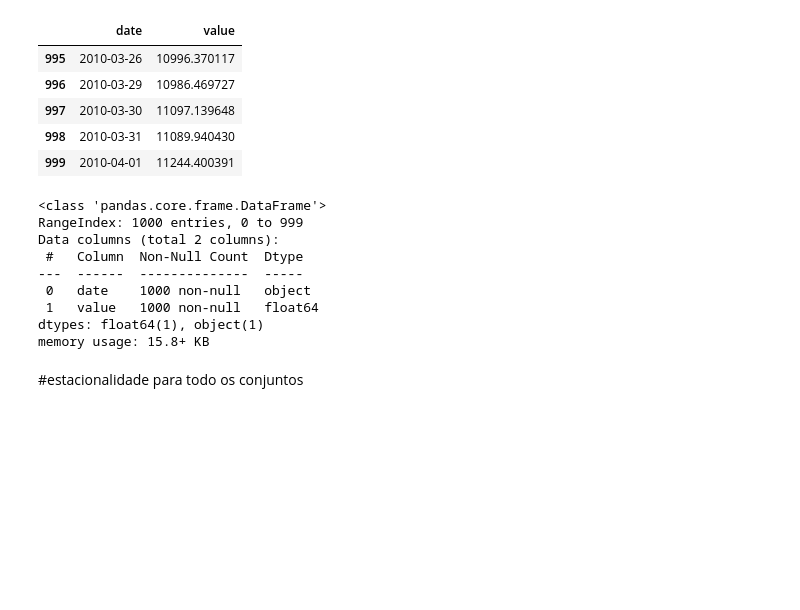
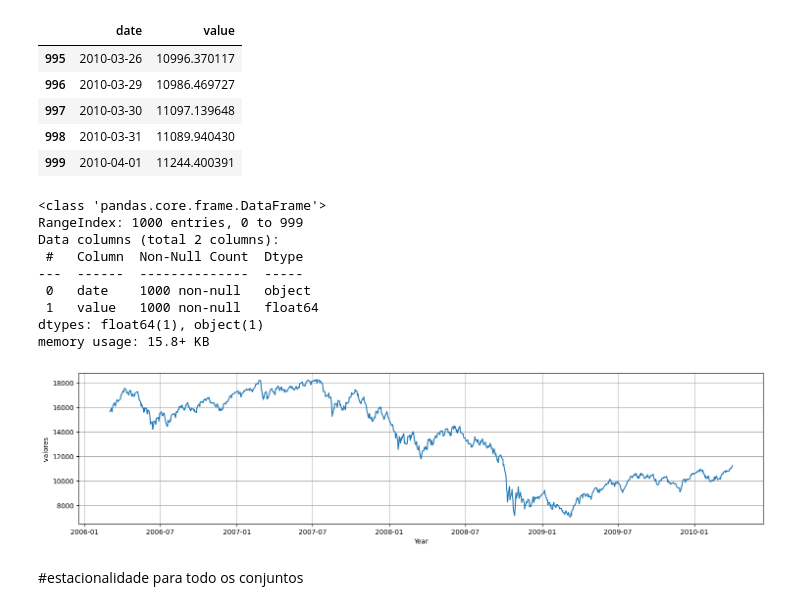
Before and after one commit to metsumesquita/master_degree_UPE, a Jupyter notebook: Hybrid_Model_project.ipynb, the cells around one changed output. Saved outputs shown, nothing was run; the diff lists cells and outputs as text; code cells hidden in the pictures; blank space fills up the shorter version.

```diff
--- a/Hybrid_Model_project.ipynb
+++ b/Hybrid_Model_project.ipynb
@@ -347,6 +347,16 @@ if isinstance(nikkei225_data.index, pd.PeriodIndex):
 
 # Ordenar os dados por data (boa prática)
 nikkei225_data =nikkei225_data.sort_index()
+# %%
+plt.figure(figsize=(18, 4))
+plt.plot(nikkei225_data.index,nikkei225_data["value"], label='valores')
+plt.plot(title="nikkie 225 ,bolsa de valores 2006/03/03 ate 2010/04/01")
+plt.xlabel("Year")
+plt.ylabel("valores ")
+plt.grid(True)
+plt.show()
+# %% [output]
+[figure, added]
 # %% [markdown]
 #estacionalidade para todo os conjuntos
 # %%
```
Also changed, not shown: parts of 4 cells of this notebook.
